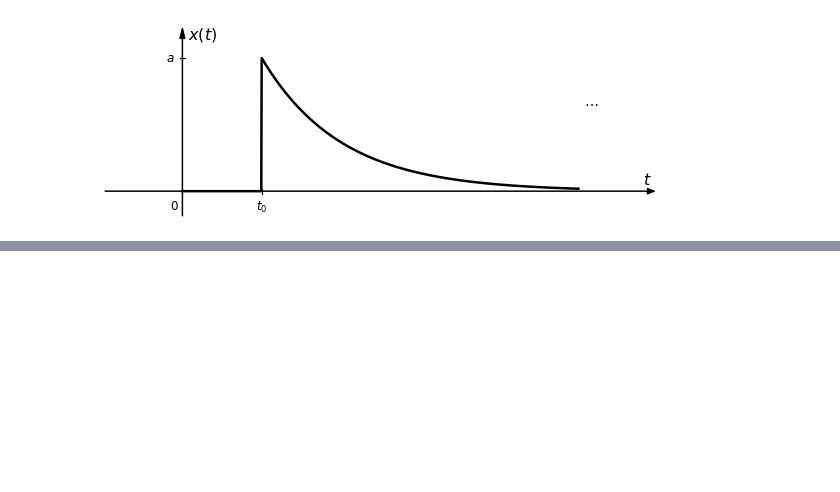
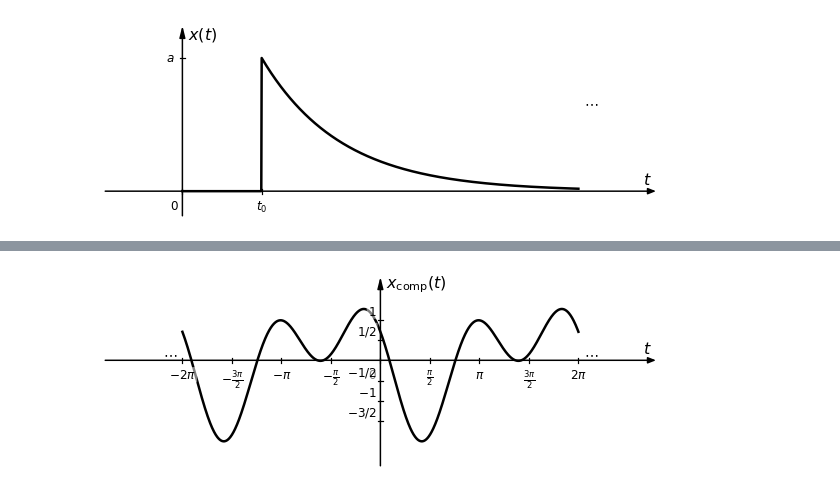
Before and after one commit to miguelmartfern/BlockDiagrams, a Jupyter notebook: docs/notebooks/signal_examples.ipynb, the cells around one changed output, grey strips where cells are left out. Drawn from its saved outputs; the diff is of its cells as text; code cells hidden in the pictures; blank space fills up the shorter version.

```diff
--- a/docs/notebooks/signal_examples.ipynb
+++ b/docs/notebooks/signal_examples.ipynb
@@ -126,0 +152,11 @@ SignalPlotter("x(t)=exp(-(t-1))*u(t-1)", xticks=[0, 1], xtick_labels=[0,'t_0'],
+# %%
+from blockdiagrams import SignalPlotter
+from numpy import pi
+
+sp = SignalPlotter(horiz_range=(-2*pi, 2*pi), pi_mode=True,xticks_delta=pi/2, fraction_ticks=True, yticks_delta=0.5)
+sp.add_signal("x1(t)=sin(t)", label="x_{\\mathrm{base}}(t)")
+sp.add_signal("x2(t)=x1(2*t+1)", label="x_{\\mathrm{esc}}(t)")
+sp.add_signal("x3(t)=x2(-t)+x1(t-3)", label="x_{\\mathrm{comp}}(t)")
+sp.plot("x3")
+# %% [output]
+[figure, added]
```
Also changed, not shown: parts of 17 cells of this notebook, 1 other file.
